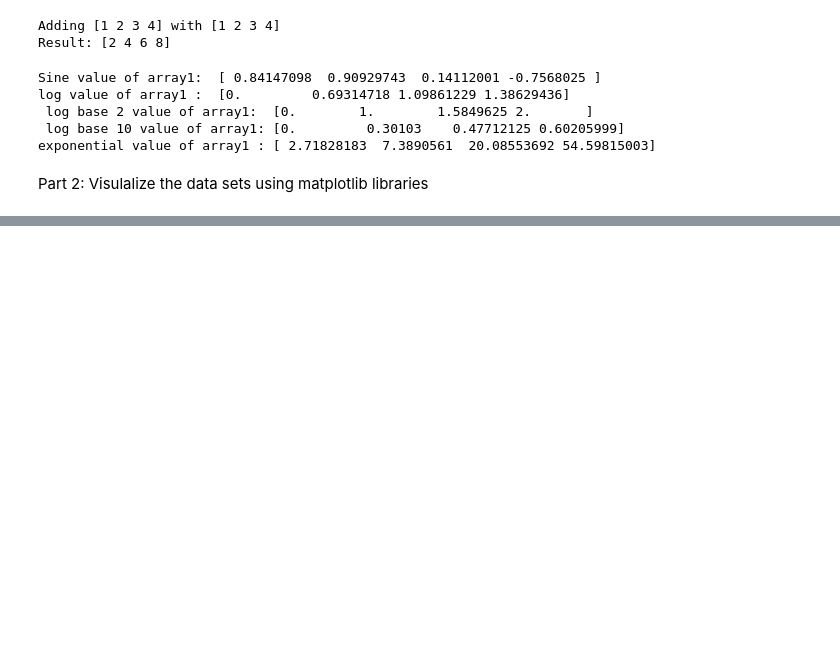
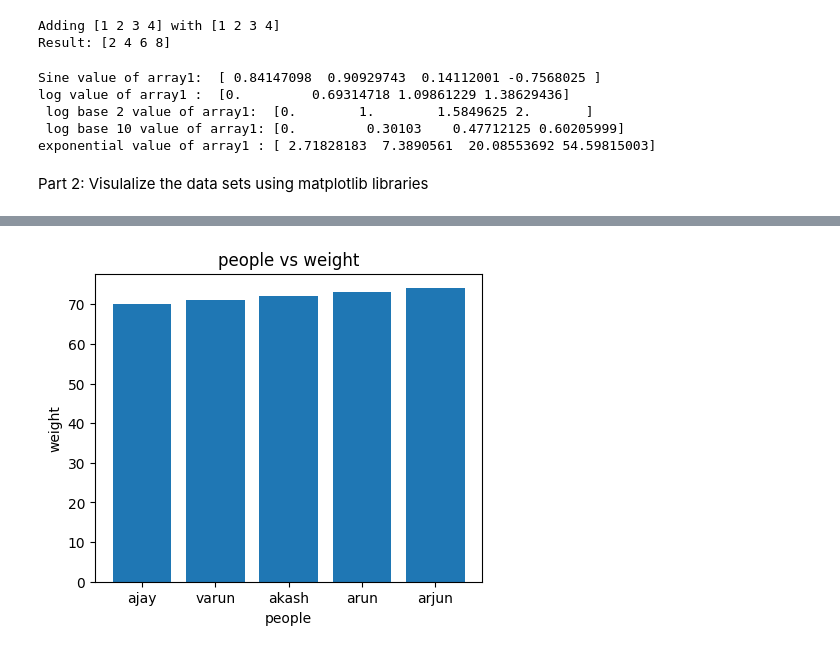
Before and after one commit to Trisha81/AIML-2025, a Jupyter notebook: Lab01_AIML.ipynb, the cells around one changed output, grey strips where cells are left out. Saved outputs shown, nothing was run; the diff lists cells and outputs as text; code cells hidden in the pictures; blank space fills up the shorter version.

```diff
--- a/Lab01_AIML.ipynb
+++ b/Lab01_AIML.ipynb
@@ -64,0 +81,10 @@ Part 2: Visulalize the data sets using matplotlib libraries
+# %%
+#generate the bar chart for people to their weight
+plt.figure(figsize=(5,4))
+plt.bar(people, weight)
+plt.xlabel('people')
+plt.ylabel('weight')
+plt.title('people vs weight')
+plt.show()
+# %% [output]
+[figure, added]
```
Also changed, not shown: parts of 2 cells of this notebook.
